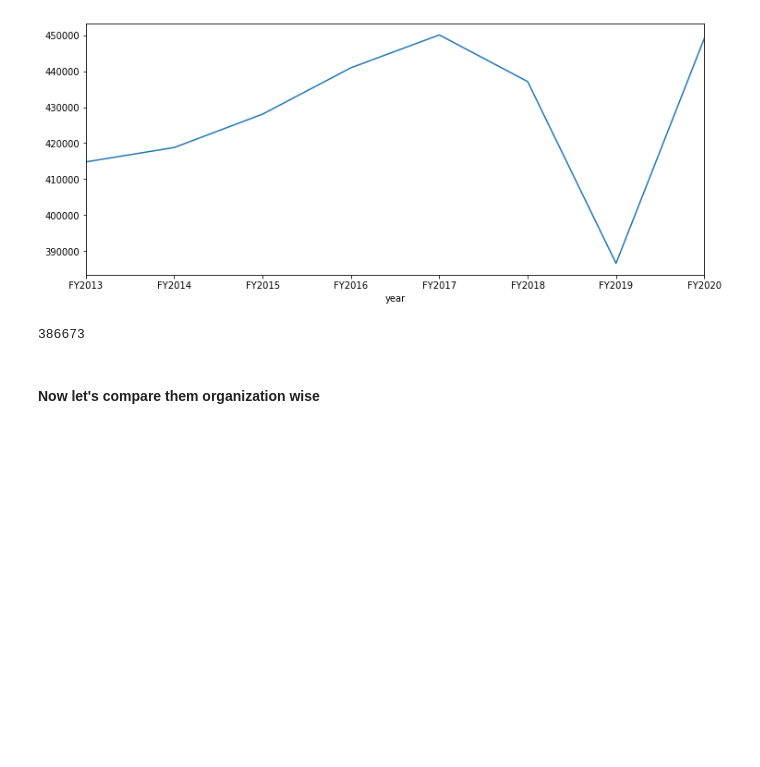
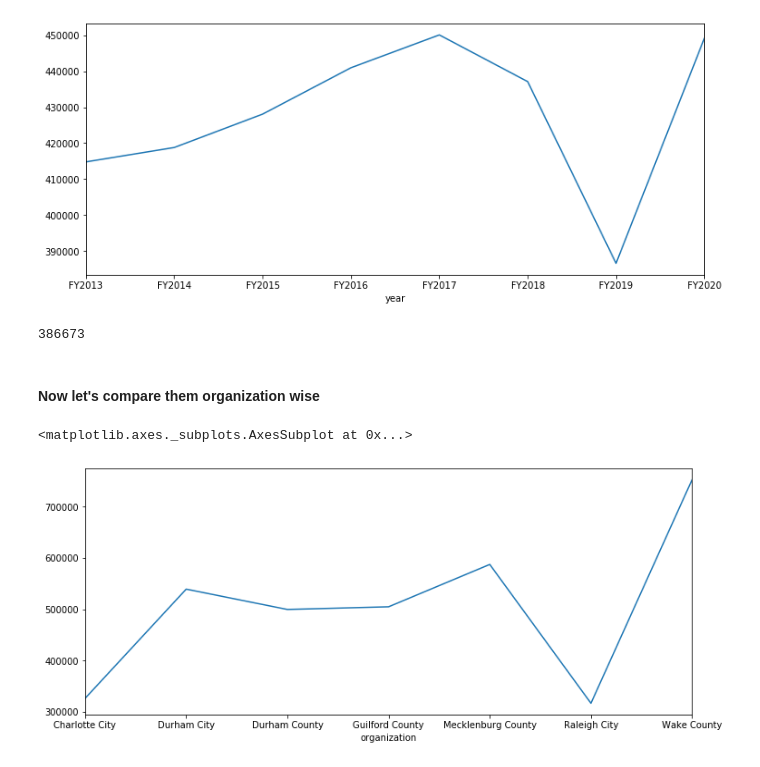
Before and after one commit to UNCG-CSE/Budget_Text_Analysis, a Jupyter notebook: src/ExploratoryDataAnalysis/original/Exploratory-Data-Analysis.ipynb, the cells around one changed output. Saved outputs shown, nothing was run; the diff lists cells and outputs as text; code cells hidden in the pictures; blank space fills up the shorter version.

```diff
--- a/src/ExploratoryDataAnalysis/original/Exploratory-Data-Analysis.ipynb
+++ b/src/ExploratoryDataAnalysis/original/Exploratory-Data-Analysis.ipynb
@@ -115,3 +115,10 @@ len(data.groupby(['year']).groups['FY2019'])
 386673
 # %% [markdown]
 #### Now let's compare them organization wise
+# %%
+#plot data grouped by organization and counting the word col
+fig, ax = plt.subplots(figsize=(12,5))
+data.groupby(['organization']).count()['word'].plot(ax=ax)
+# %% [output]
+<matplotlib.axes._subplots.AxesSubplot at 0x...>
+[figure, added]
```
